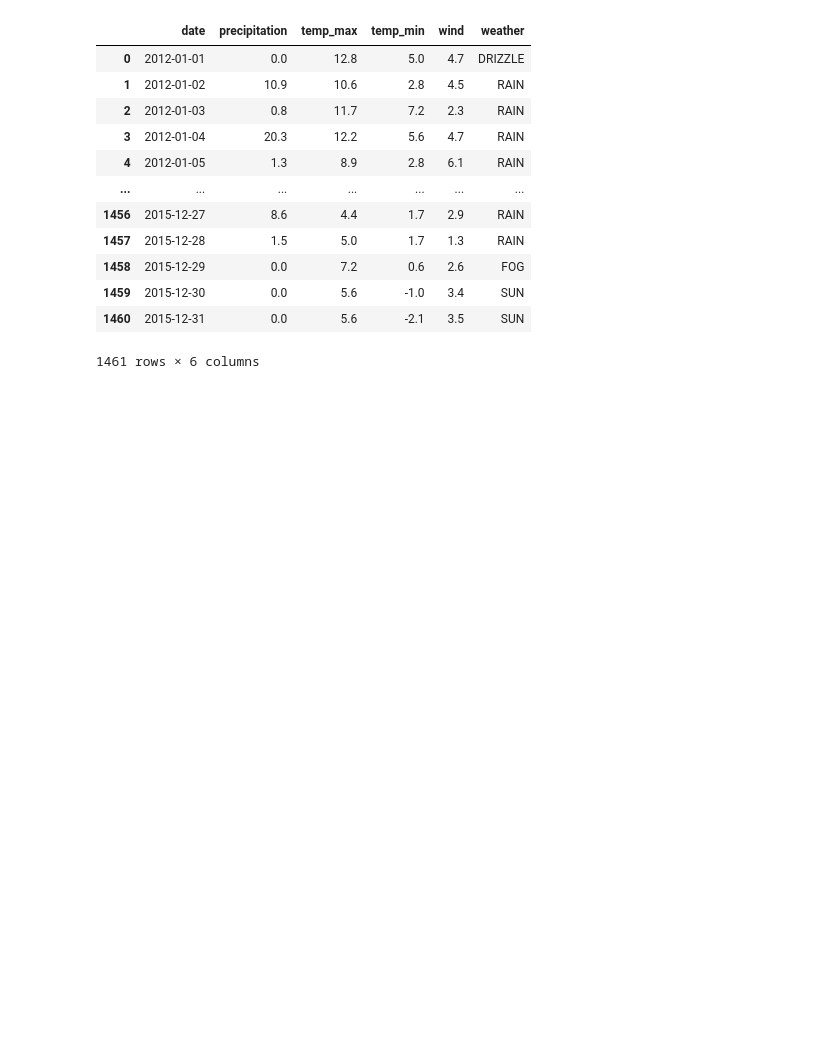
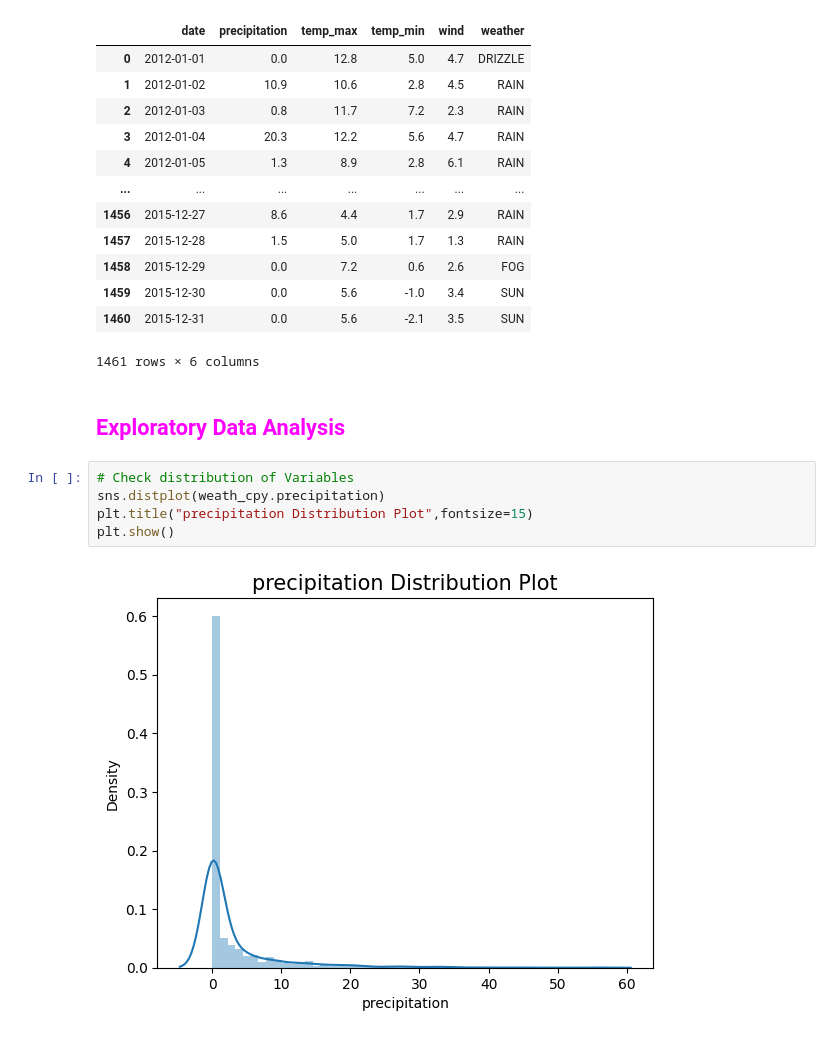
Before and after one commit to shubhangi24kashid/SkyCast, a Jupyter notebook: detection.ipynb, the cells around one changed output. Cells and saved outputs as stored; diff of their text form; blank space fills up the shorter version.

Commit message:
Done till histogram

```diff
--- a/detection.ipynb
+++ b/detection.ipynb
@@ -224,3 +224,12 @@ weath_cpy
 | 1459 | 2015-12-30 | 0.0 | 5.6 | -1.0 | 3.4 | SUN |
 | 1460 | 2015-12-31 | 0.0 | 5.6 | -2.1 | 3.5 | SUN |
 1461 rows × 6 columns
+# %% [markdown]
+## <font color='Magenta' face='Cursive'>Exploratory Data Analysis</font>
+# %%
+# Check distribution of Variables
+sns.distplot(weath_cpy.precipitation)
+plt.title("precipitation Distribution Plot",fontsize=15)
+plt.show()
+# %% [output]
+[figure, added]
```
Also changed, not shown: parts of 4 cells of this notebook.
